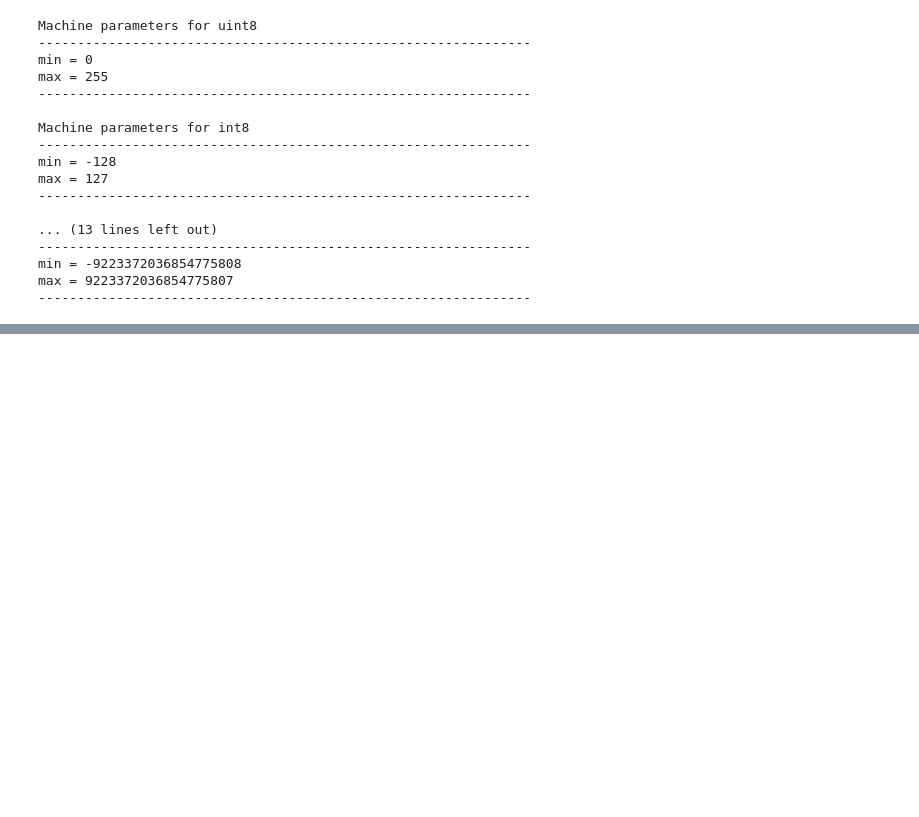
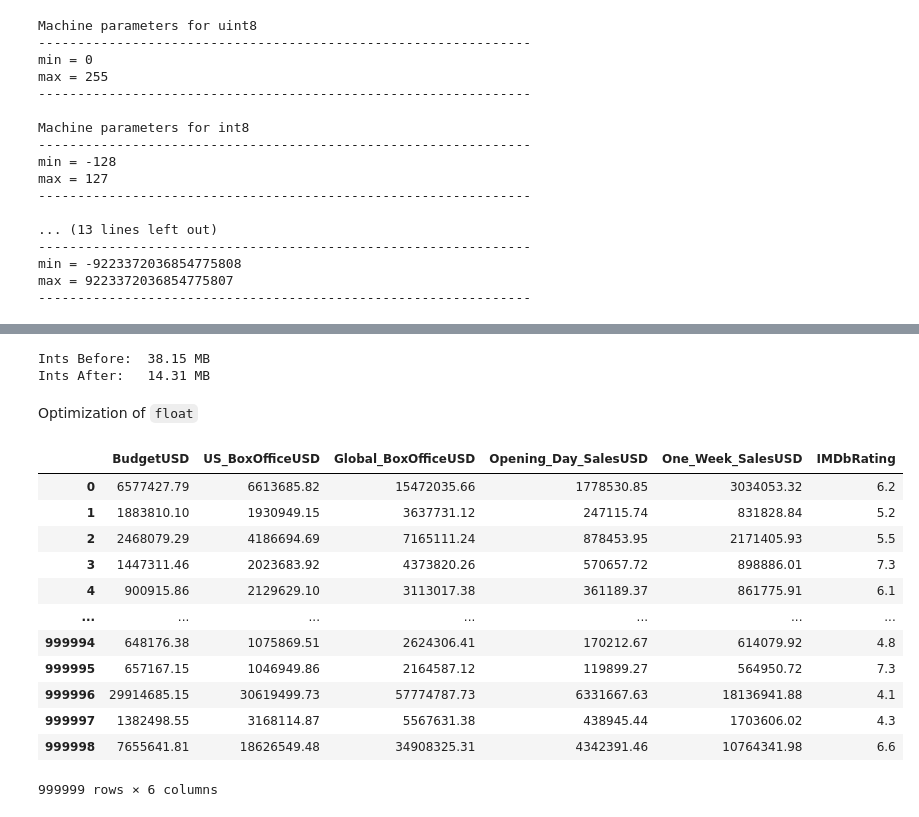
Before and after one commit to StanislavLegend/Big-Data-analytics-Applied-Data-analytics, a Jupyter notebook: bda_lab1.ipynb, the cells around one changed output, grey strips where cells are left out. Drawn from its saved outputs; the diff is of its cells as text; code cells hidden in the pictures; blank space fills up the shorter version.

```diff
--- a/bda_lab1.ipynb
+++ b/bda_lab1.ipynb
@@ -79,0 +162,25 @@ ValueError: Key backend: 'module://matplotlib_inline.backend_inline' is not a va
+# %%
+print("Ints Before: ", mem_usage(df_int))
+print("Ints After:  ", mem_usage(converted_int))
+# %% [output]
+Ints Before:  38.15 MB
+Ints After:   14.31 MB
+# %% [markdown]
+Optimization of `float`
+# %%
+df_float = df.select_dtypes(include=['float'])
+df_float
+# %% [output]
+|  | BudgetUSD | US_BoxOfficeUSD | Global_BoxOfficeUSD | Opening_Day_SalesUSD | One_Week_SalesUSD | IMDbRating |
+| 0 | 6577427.79 | 6613685.82 | 15472035.66 | 1778530.85 | 3034053.32 | 6.2 |
+| 1 | 1883810.10 | 1930949.15 | 3637731.12 | 247115.74 | 831828.84 | 5.2 |
+| 2 | 2468079.29 | 4186694.69 | 7165111.24 | 878453.95 | 2171405.93 | 5.5 |
+| 3 | 1447311.46 | 2023683.92 | 4373820.26 | 570657.72 | 898886.01 | 7.3 |
+| 4 | 900915.86 | 2129629.10 | 3113017.38 | 361189.37 | 861775.91 | 6.1 |
+| ... | ... | ... | ... | ... | ... | ... |
+| 999994 | 648176.38 | 1075869.51 | 2624306.41 | 170212.67 | 614079.92 | 4.8 |
+| 999995 | 657167.15 | 1046949.86 | 2164587.12 | 119899.27 | 564950.72 | 7.3 |
+| 999996 | 29914685.15 | 30619499.73 | 57774787.73 | 6331667.63 | 18136941.88 | 4.1 |
+| 999997 | 1382498.55 | 3168114.87 | 5567631.38 | 438945.44 | 1703606.02 | 4.3 |
+| 999998 | 7655641.81 | 18626549.48 | 34908325.31 | 4342391.46 | 10764341.98 | 6.6 |
+999999 rows × 6 columns
```
Also changed, not shown: parts of 25 cells of this notebook.
